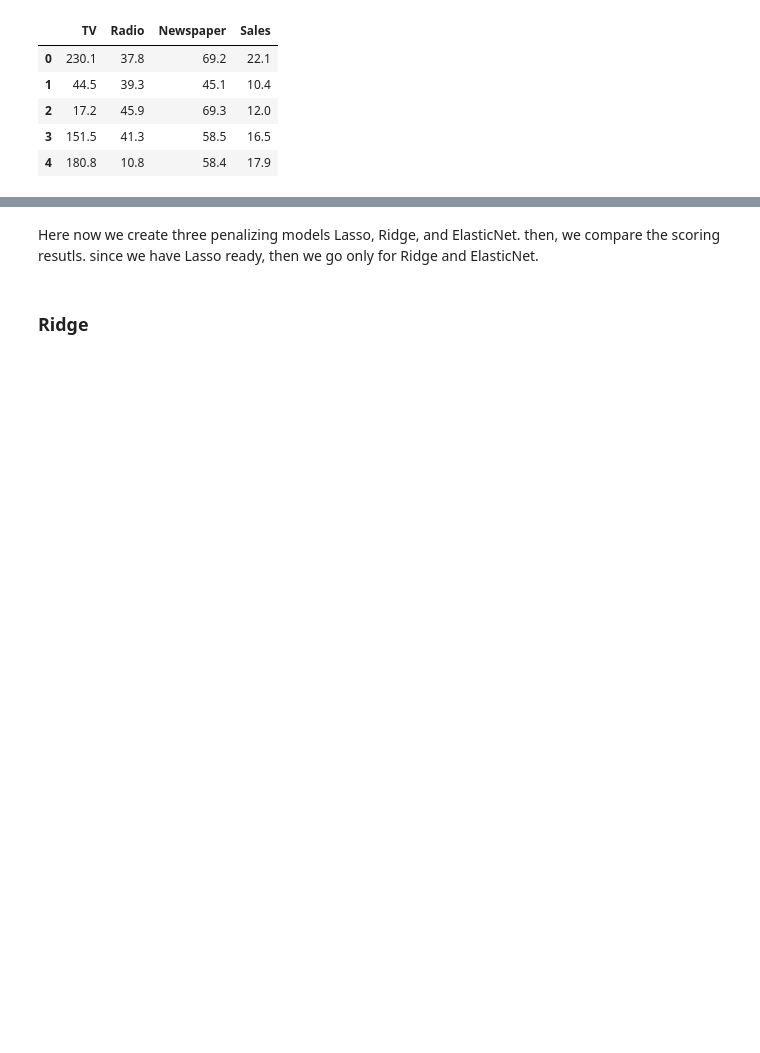
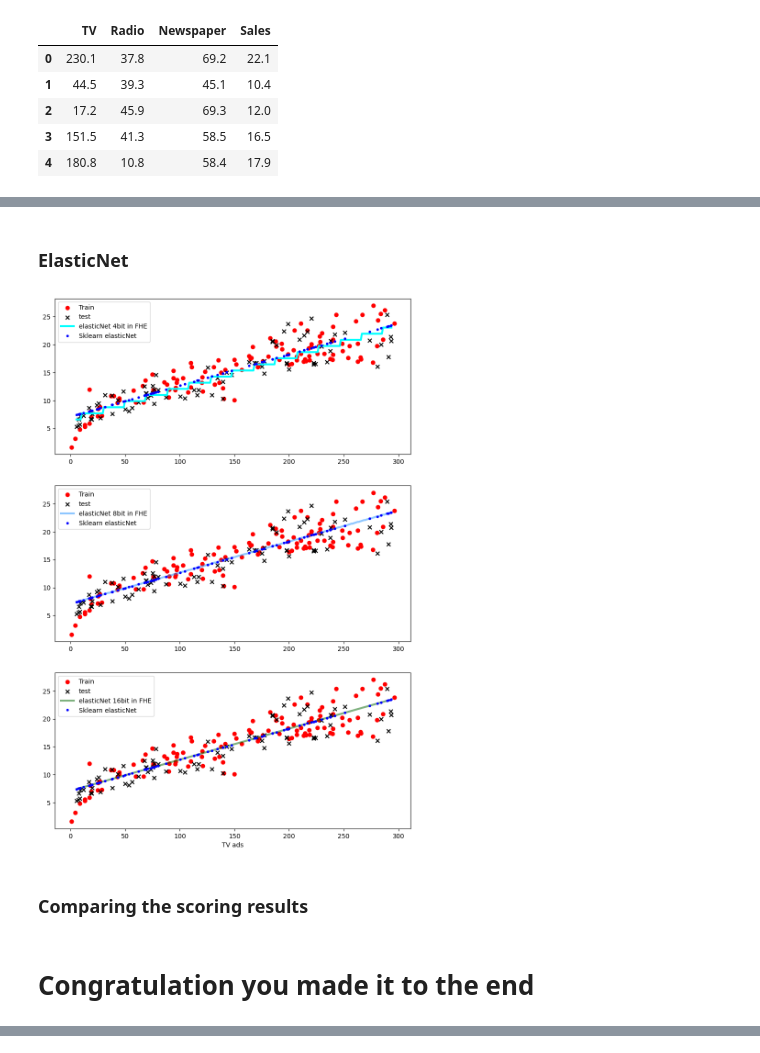
Before and after one commit to Quadratic-Labs/fhe-tutorials, a Jupyter notebook: concrete-ml/Lasso-Ridge-ElasticNet.ipynb, the cells around one changed output, grey strips where cells are left out. Cells and saved outputs as stored; diff of their text form; code cells hidden in the pictures; blank space fills up the shorter version.

```diff
--- a/concrete-ml/Lasso-Ridge-ElasticNet.ipynb
+++ b/concrete-ml/Lasso-Ridge-ElasticNet.ipynb
@@ -92,10 +150,45 @@ print(y_pred[:10])
+# %% [markdown]
+### ElasticNet
+# %%
+from concrete.ml.sklearn import ElasticNet as ConcreteElasticNet
+from sklearn.linear_model import ElasticNet
+
+
+fhe_elasticNet_4bit = fhe_model_trainer(ConcreteElasticNet(n_bits=4, alpha=1))
+fhe_elasticNet_8bit = fhe_model_trainer(ConcreteElasticNet(n_bits=8, alpha=1))
+fhe_elasticNet_16bit = fhe_model_trainer(ConcreteElasticNet(n_bits=16, alpha=1))
+skl_elasticNet = skl_model_trainer(ElasticNet(alpha=1))
+
+fig, ax = plt.subplots(3, 1)
+fig.set_size_inches(10,15)
+
+plot_dataset(ax[0],X_train, y_train, X_test, y_test)
+plot_fhe(ax[0],X_test, fhe_elasticNet_4bit, c="aqua", label="elasticNet 4bit in FHE", linewidth=3)
+ax[0].legend()
+
+plot_dataset(ax[1],X_train, y_train, X_test, y_test)
+plot_fhe(ax[1], X_test, fhe_elasticNet_8bit, c="dodgerblue", label="elasticNet 8bit in FHE", linewidth=3, alpha=0.5)
+ax[1].legend()
+
+plot_dataset(ax[2],X_train, y_train, X_test, y_test)
+
+plot_fhe(ax[2] ,X_test, fhe_elasticNet_16bit, c="darkgreen", label="elasticNet 16bit in FHE", linewidth=3, alpha=0.5)
+ax[2].legend()
+
+for i in range(3):
+    plot_skl(ax[i], X_test, skl_elasticNet, label="Sklearn elasticNet",c='blue', marker='o', markersize=3, linestyle="None", linewidth=0.7)
+    ax[i].legend()
+
+plt.xlabel("TV ads")
+plt.show()
+# %% [output]
+[figure, added]
+# %% [markdown]
+### Comparing the scoring results
+# %% [markdown]
+# Congratulation you made it to the end
 # %% [markdown]
 But on the client side, there's no model to use above parameter to encrypt data.
 instead we encrypt the client data and send it to server to
 be processed. for more information click [here](https://docs.zama.ai/concrete-ml/advanced-topics/client_server)
 ![Alt-text](https://801304998-files.gitbook.io/~/files/v0/b/gitbook-x-prod.appspot.com/o/spaces%2F75MldzZY6YYabEQfXDIR%2Fuploads%2Fgit-blob-f0c968fefec32658440dbc5814e2082b579c6200%2Fconcretemlgraph3.jpg?alt=media)
-# %% [markdown]
-Here now we create three penalizing models Lasso, Ridge, and ElasticNet. then, we compare
-the scoring resutls. since we have Lasso ready, then we go only for Ridge and ElasticNet.
-# %% [markdown]
-### Ridge
```
Also changed, not shown: parts of 23 cells of this notebook, 1 other file.
